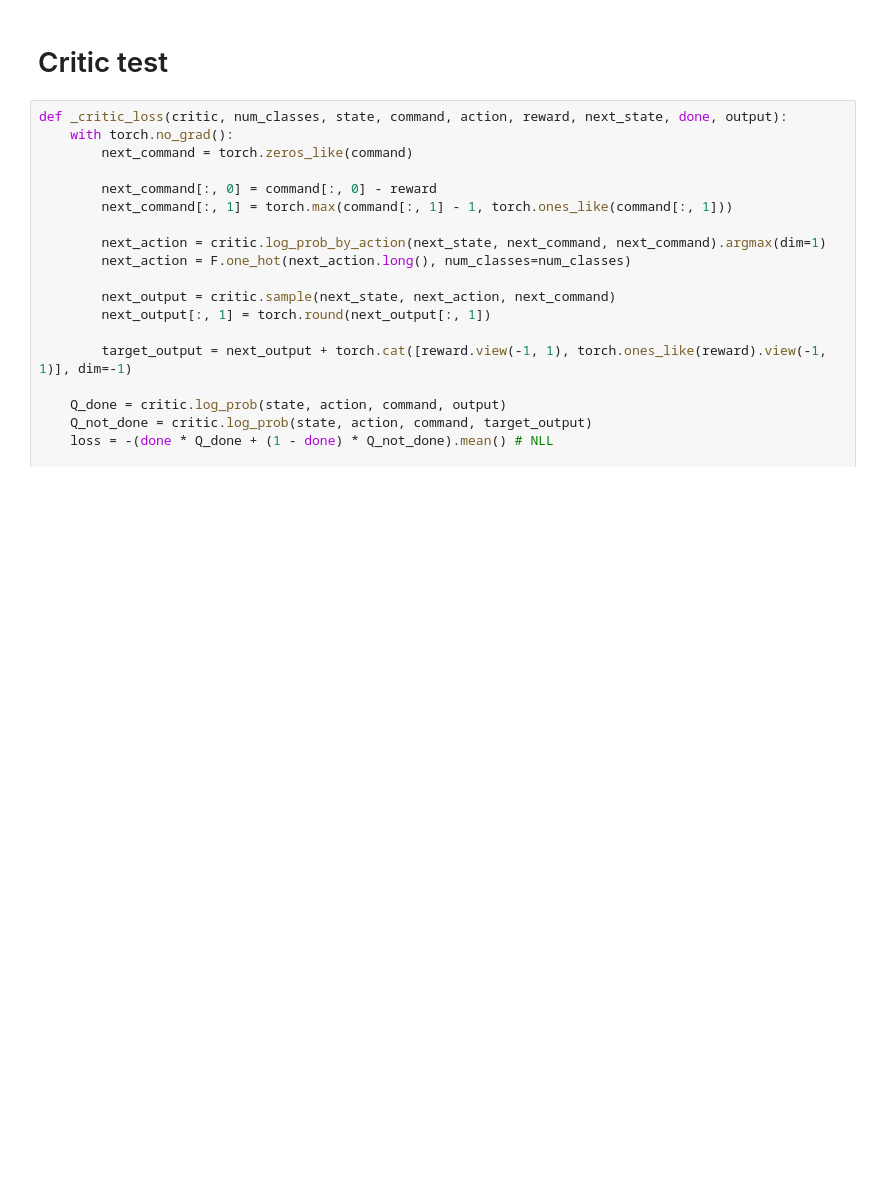
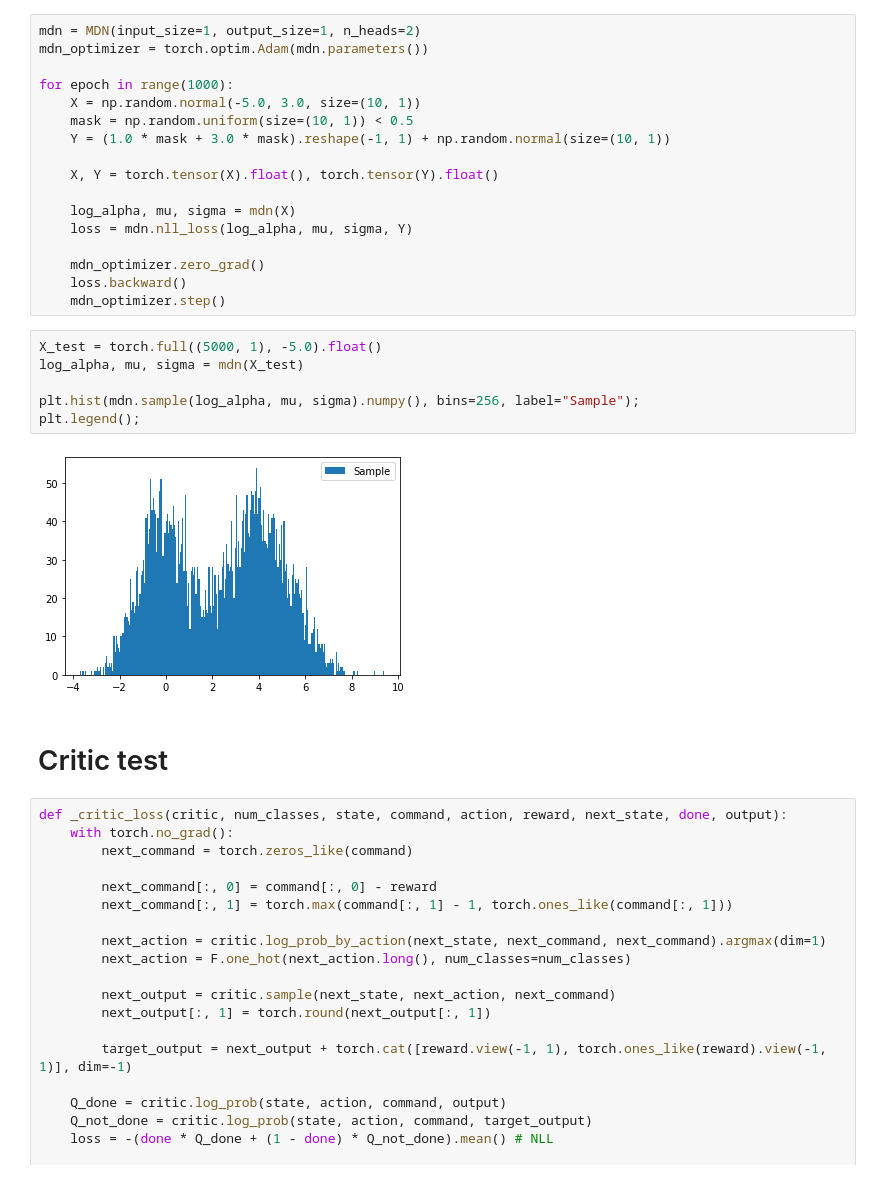
Before and after one commit to Howuhh/top_secret_udsac, a Jupyter notebook: mdn_test.ipynb, the cells around one changed output. Cells and saved outputs as stored; diff of their text form; blank space fills up the shorter version.

```diff
--- a/mdn_test.ipynb
+++ b/mdn_test.ipynb
@@ -18,3 +29,28 @@ from ud_sac import sample_episode
+# %%
+mdn = MDN(input_size=1, output_size=1, n_heads=2)
+mdn_optimizer = torch.optim.Adam(mdn.parameters())
+
+for epoch in range(1000):
+    X = np.random.normal(-5.0, 3.0, size=(10, 1))
+    mask = np.random.uniform(size=(10, 1)) < 0.5
+    Y = (1.0 * mask + 3.0 * mask).reshape(-1, 1) + np.random.normal(size=(10, 1))
+
+    X, Y = torch.tensor(X).float(), torch.tensor(Y).float()
+
+    log_alpha, mu, sigma = mdn(X)
+    loss = mdn.nll_loss(log_alpha, mu, sigma, Y)
+
+    mdn_optimizer.zero_grad()
+    loss.backward()
+    mdn_optimizer.step()
+# %%
+X_test = torch.full((5000, 1), -5.0).float()
+log_alpha, mu, sigma = mdn(X_test)
+
+plt.hist(mdn.sample(log_alpha, mu, sigma).numpy(), bins=256, label="Sample");
+plt.legend();
+# %% [output]
+[figure, added]
 # %% [markdown]
 # Critic test
 # %%
```
Also changed, not shown: parts of 3 cells of this notebook, 3 other files.
